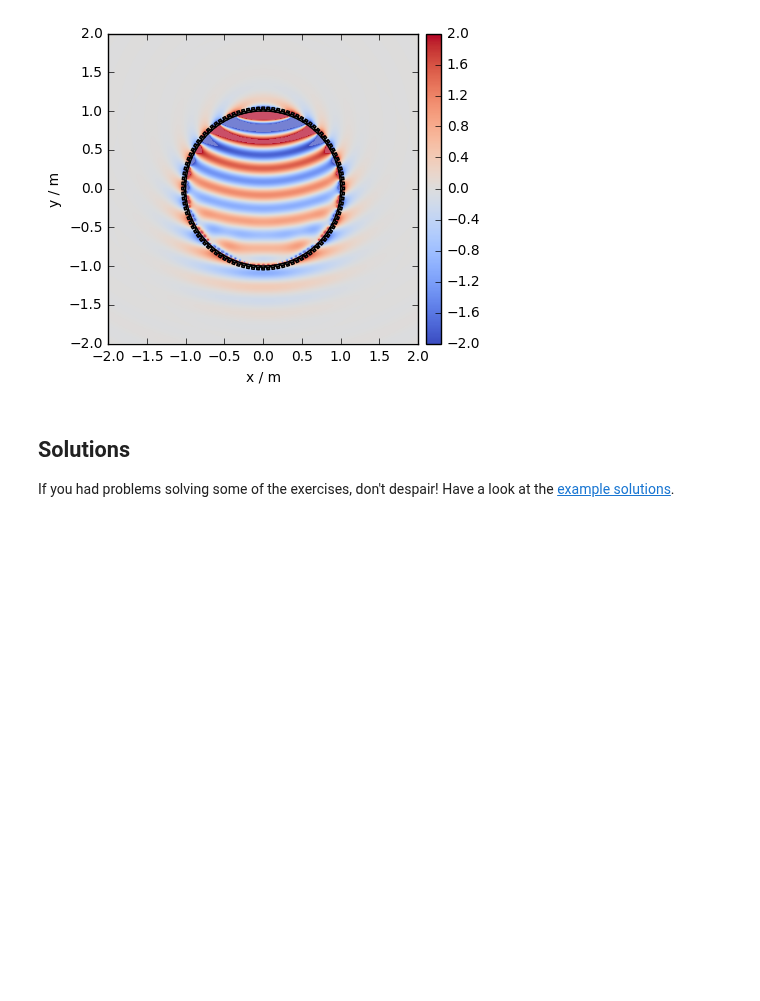
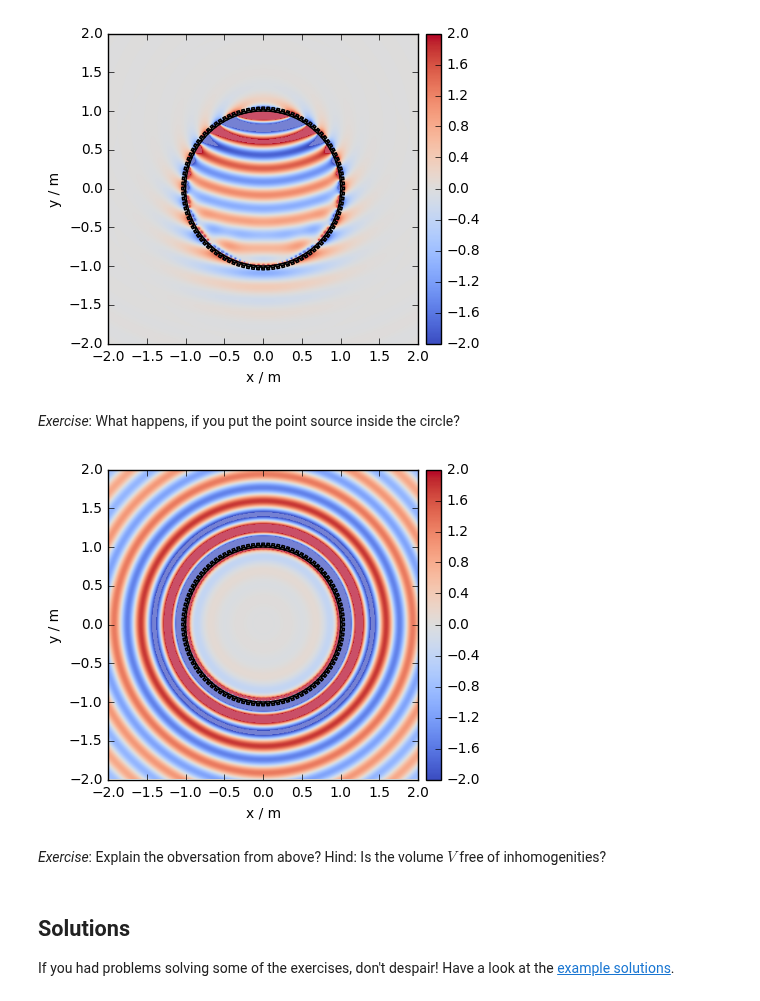
Before and after one commit to spatialaudio/selected-topics-in-audio-signal-processing-exercises, a Jupyter notebook: physics_of_sound_II.ipynb, the cells around one changed output. Cells and saved outputs as stored; diff of their text form; code cells hidden in the pictures; blank space fills up the shorter version.

Commit message:
update exercise

```diff
--- a/physics_of_sound_II.ipynb
+++ b/physics_of_sound_II.ipynb
@@ -138,6 +203,35 @@ sfs.plot.soundfield(4*np.pi*(p_single + p_double), grid);
 sfs.plot.loudspeaker_2d(x0,n0)
 # %% [output]
 [figure]
+# %% [markdown]
+*Exercise*: What happens, if you put the point source inside the circle?
+# %%
+xs = 0,0,0  # position (metre)
+f = 1000  # time-frequency (Hz)
+omega = 2 * np.pi * f  # angular frequency (rad/s)
+
+x0, n0, a0 = sfs.array.circular(100, 1)  # point and surface normals on a circular boundary
+x0_grid = np.array([x0[:,0],x0[:,1],x0[:,2]])  # convert to grid
+
+# sound pressure at boundary (x0)
+p = sfs.mono.source.point(omega, xs, None, x0_grid)
+
+# directional gradient ("pressure gradient along n0")
+v = sfs.mono.source.point_velocity(omega, xs, None, x0_grid)*(-1j)*sfs.defs.rho0*omega  # pressure gradient at boundary
+vx, vy, vz = sfs.util.as_xyz_components(v)  # split gradient into components for x,y,z
+v_n0 = vx*n0[:,0] + vy*n0[:,1] + vz*n0[:,2]  # dot product of pressure gradient and boundary normal n0
+
+# single layer potential (sound field generate by secondary monopole source)
+p_single = sfs.mono.synthesized.generic(omega, x0, n0, -v_n0 * a0 , grid, source=sfs.mono.source.point)
+# double layer potential (sound field generated by secondary dipole source)
+p_double = sfs.mono.synthesized.generic(omega, x0, n0, p * a0 , grid, source=sfs.mono.source.point_dipole)
+
+sfs.plot.soundfield(4*np.pi*(p_single + p_double), grid);
+sfs.plot.loudspeaker_2d(x0,n0)
+# %% [output]
+[figure, added]
+# %% [markdown]
+*Exercise*: Explain the obversation from above? Hind: Is the volume $V$ free of inhomogenities?
 # %% [markdown]
 ## Solutions
 
```
Also changed, not shown: parts of 19 cells of this notebook.
